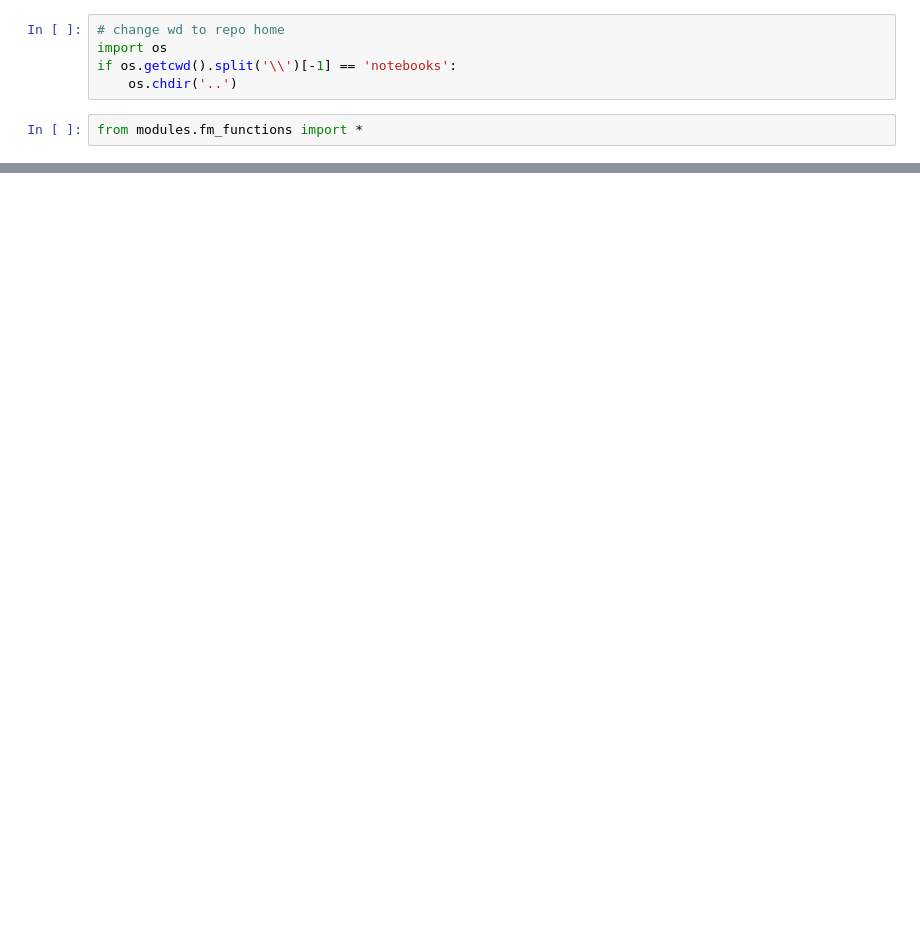
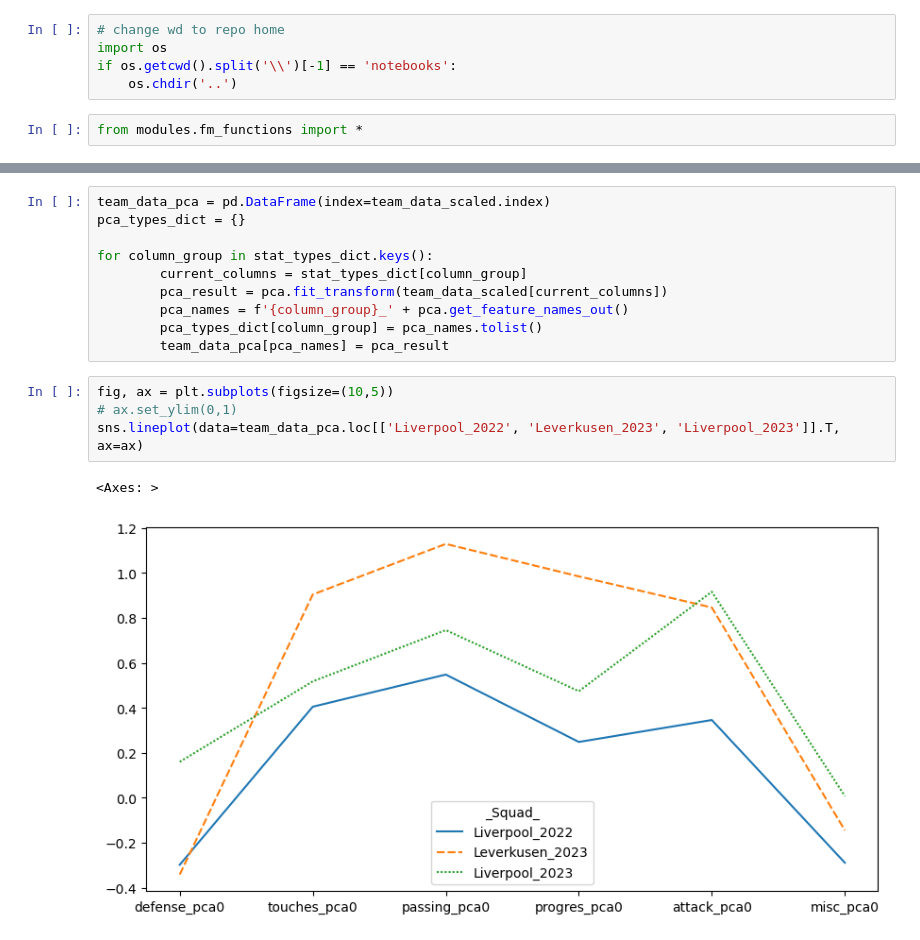
Before and after one commit to alibekk93/FM_skills_prediction, a Jupyter notebook: notebooks/02_team_similarity.ipynb, the cells around one changed output, grey strips where cells are left out. Saved outputs shown, nothing was run; the diff lists cells and outputs as text; blank space fills up the shorter version.

```diff
--- a/notebooks/02_team_similarity.ipynb
+++ b/notebooks/02_team_similarity.ipynb
@@ -285,0 +58,17 @@ pca_result.sort_values(9)
+# %%
+team_data_pca = pd.DataFrame(index=team_data_scaled.index)
+pca_types_dict = {}
+
+for column_group in stat_types_dict.keys():
+        current_columns = stat_types_dict[column_group]
+        pca_result = pca.fit_transform(team_data_scaled[current_columns])
+        pca_names = f'{column_group}_' + pca.get_feature_names_out()
+        pca_types_dict[column_group] = pca_names.tolist()
+        team_data_pca[pca_names] = pca_result
+# %%
+fig, ax = plt.subplots(figsize=(10,5))
+# ax.set_ylim(0,1)
+sns.lineplot(data=team_data_pca.loc[['Liverpool_2022', 'Leverkusen_2023', 'Liverpool_2023']].T, ax=ax)
+# %% [output]
+<Axes: >
+[figure, added]
```
Also changed, not shown: parts of 44 cells of this notebook.
